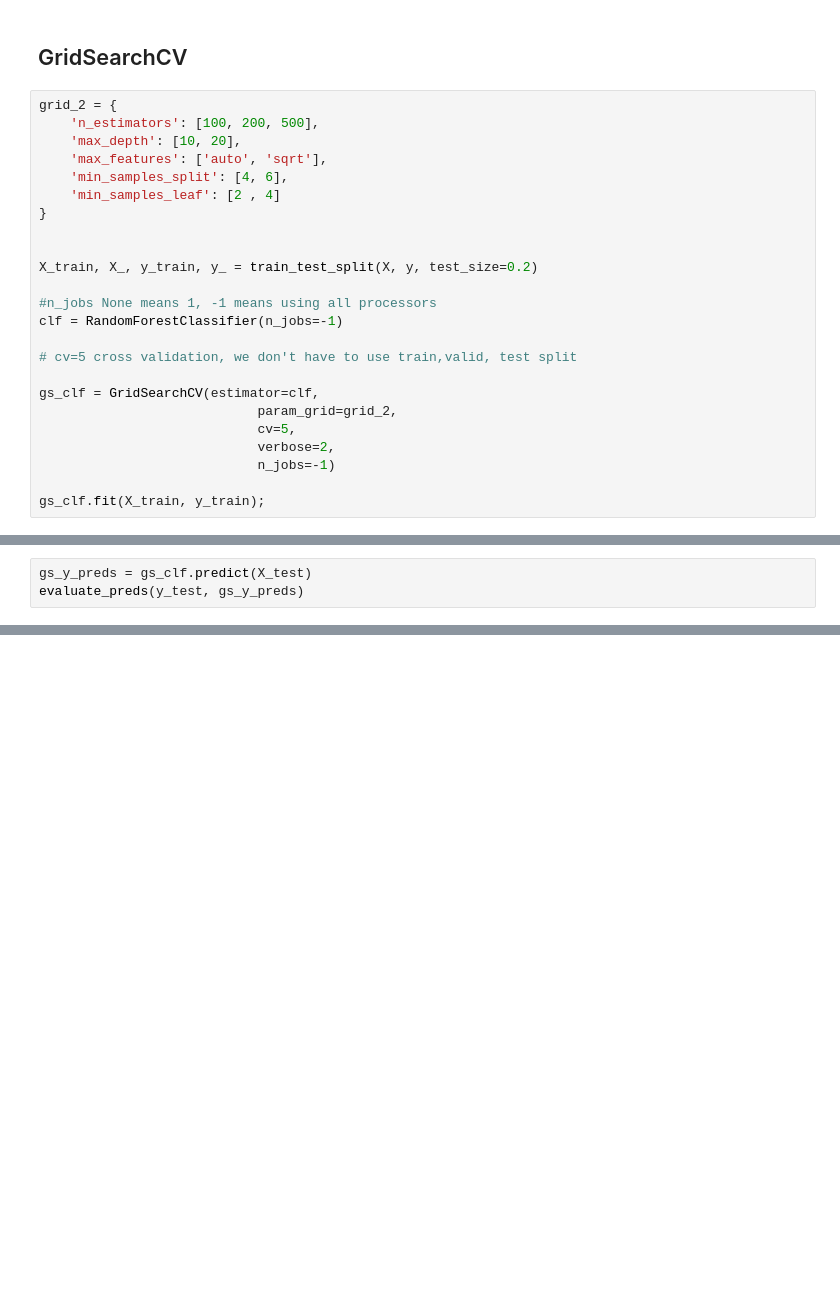
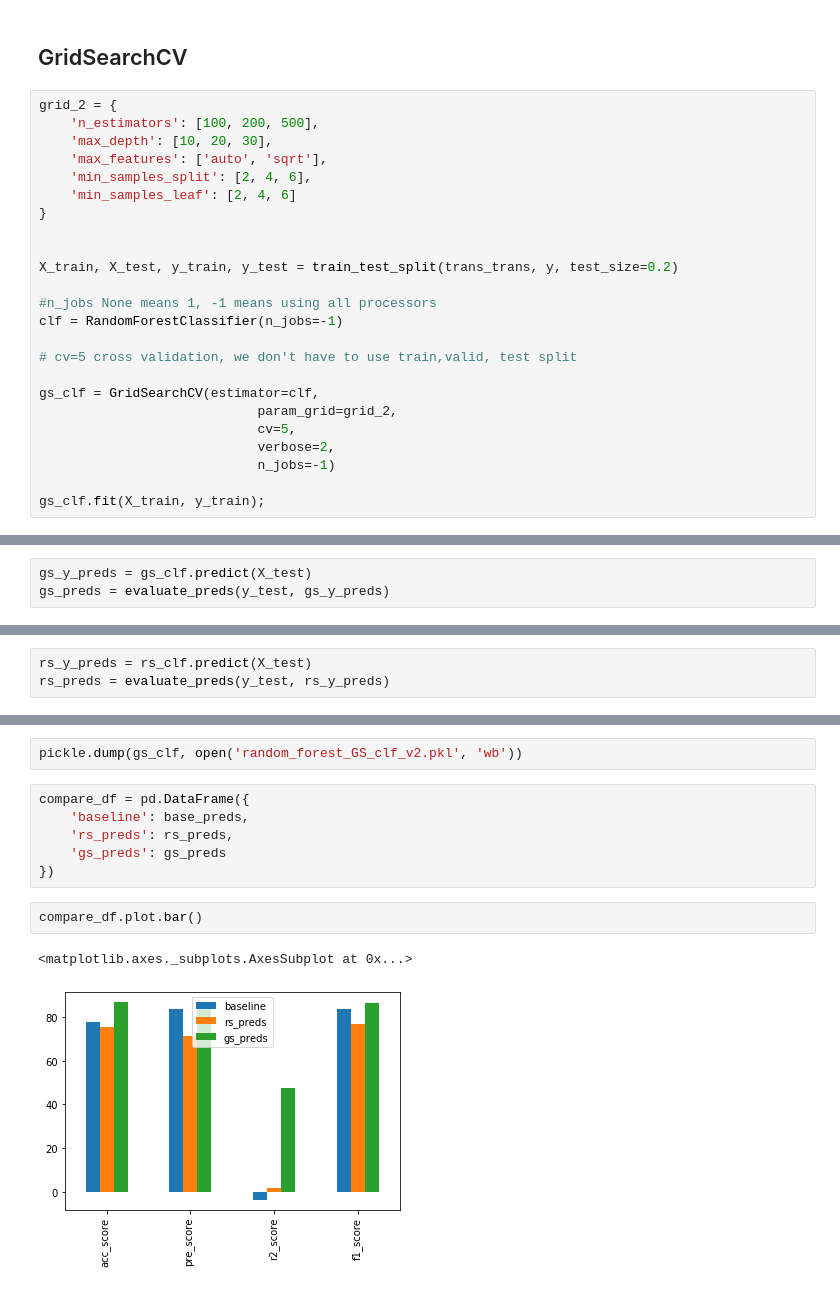
Before and after one commit to AdrianLabuda/scikit_train, a Jupyter notebook: heart_disease.ipynb, the cells around one changed output, grey strips where cells are left out. Drawn from its saved outputs; the diff is of its cells as text; blank space fills up the shorter version.

```diff
--- a/heart_disease.ipynb
+++ b/heart_disease.ipynb
@@ -356,14 +400,14 @@ F1 score: 89.8%
 # %%
 grid_2 = {
     'n_estimators': [100, 200, 500],
-    'max_depth': [10, 20],
+    'max_depth': [10, 20, 30],
     'max_features': ['auto', 'sqrt'],
-    'min_samples_split': [4, 6],
-    'min_samples_leaf': [2 , 4]
+    'min_samples_split': [2, 4, 6],
+    'min_samples_leaf': [2, 4, 6]
 }
 
 
-X_train, X_, y_train, y_ = train_test_split(X, y, test_size=0.2)
+X_train, X_test, y_train, y_test = train_test_split(trans_trans, y, test_size=0.2)
 
 #n_jobs None means 1, -1 means using all processors
 clf = RandomForestClassifier(n_jobs=-1)
@@ -394,4 +440,4 @@ gs_clf.best_params_
 # %%
 gs_y_preds = gs_clf.predict(X_test)
-evaluate_preds(y_test, gs_y_preds)
+gs_preds = evaluate_preds(y_test, gs_y_preds)
 # %% [output]
@@ -402,0 +448,3 @@ F1 score: 95.65%
+# %%
+rs_y_preds = rs_clf.predict(X_test)
+rs_preds = evaluate_preds(y_test, rs_y_preds)
@@ -402,0 +456,13 @@ F1 score: 95.65%
+# %%
+pickle.dump(gs_clf, open('random_forest_GS_clf_v2.pkl', 'wb'))
+# %%
+compare_df = pd.DataFrame({
+    'baseline': base_preds,
+    'rs_preds': rs_preds,
+    'gs_preds': gs_preds
+})
+# %%
+compare_df.plot.bar()
+# %% [output]
+<matplotlib.axes._subplots.AxesSubplot at 0x...>
+[figure, added]
```
Also changed, not shown: parts of 27 cells of this notebook, 1 other file.
